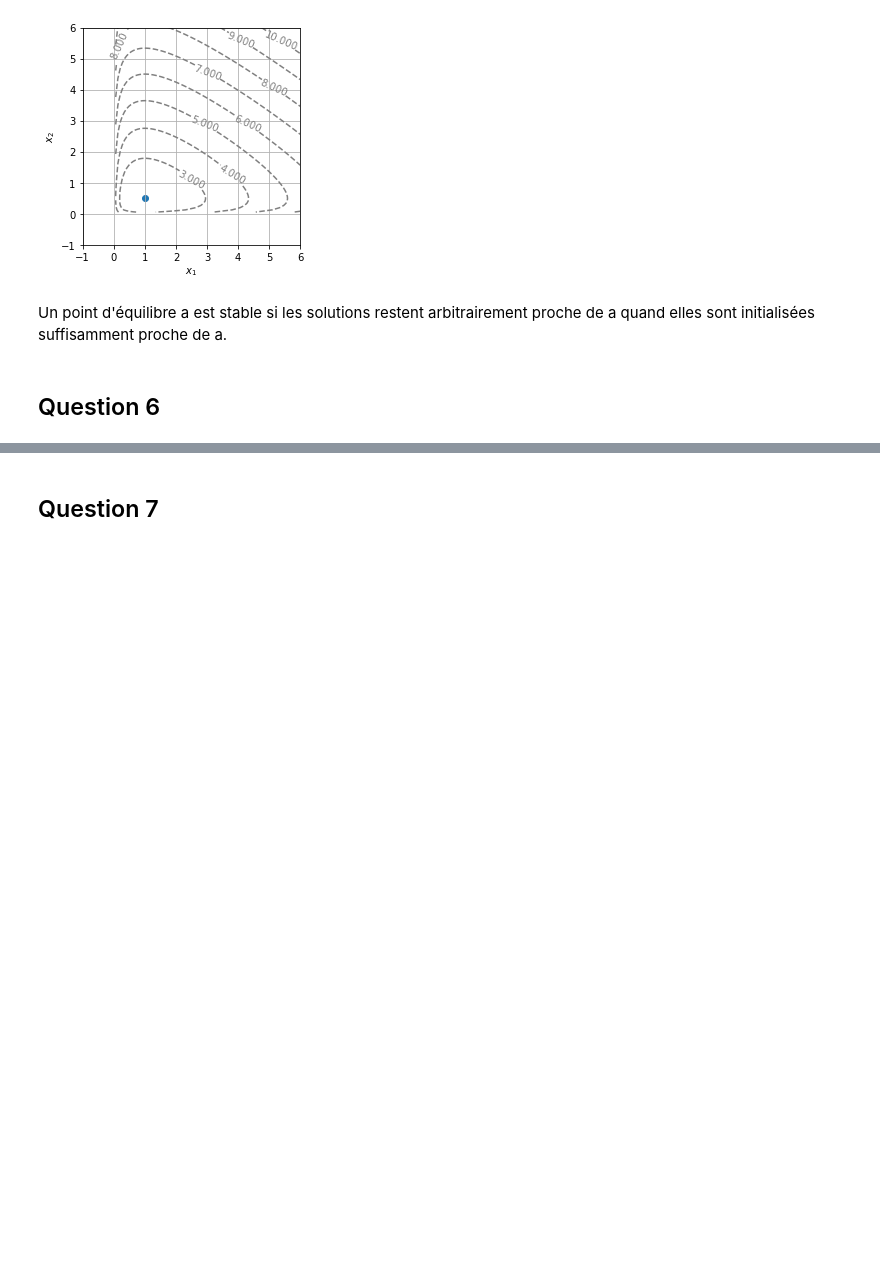
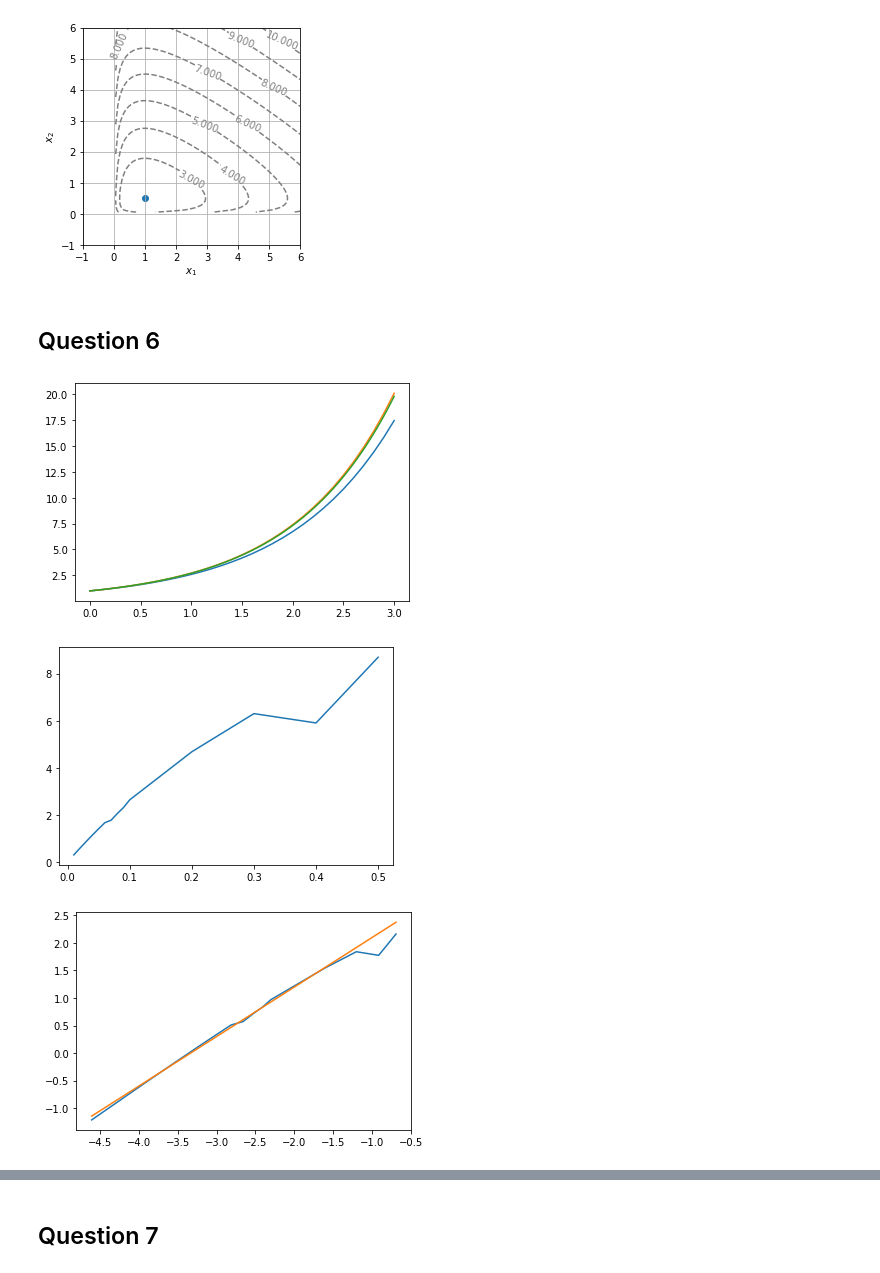
Before and after one commit to PaulineVehrle/Projet-numerique, a Jupyter notebook: Projet numérique 2.ipynb, the cells around one changed output, grey strips where cells are left out. Saved outputs shown, nothing was run; the diff lists cells and outputs as text; code cells hidden in the pictures; blank space fills up the shorter version.

```diff
--- a/Projet numérique 2.ipynb
+++ b/Projet numérique 2.ipynb
@@ -148,7 +117,5 @@ display_contour(
 )
 # %% [output]
 [figure]
-# %% [markdown]
-Un point d'équilibre a est stable si les solutions restent arbitrairement proche de a quand elles sont initialisées suffisamment proche de a.
 # %% [markdown]
 ## Question 6
@@ -154,0 +133,48 @@ Un point d'équilibre a est stable si les solutions restent arbitrairement proch
+# %%
+def f_OH(t, x):
+    return np.array([x[1], -x[0]])
+
+def f_test(t, x):
+    return x
+
+def err(X, X_true):
+    return max(np.abs(X-X_true))
+
+def f(t, X):
+    x1=X[0]
+    x2=X[1]
+    return np.array([x1*(alpha-beta*x2), -x2*(gamma-delta*x1)])
+
+def H(X):
+    x1=X[0]
+    x2=X[1]
+    return delta*x1-gamma*np.log(x1)+beta*x2-alpha*np.log(x2)
+
+H_ = np.vectorize(H)
+# %%
+t, x=solve_euler_explicit(f_test, np.array([1]), 0.1, 0, 3)
+plt.plot(t, x[0])
+plt.plot(t, np.exp(t))
+t, x=solve_euler_explicit(f_test, np.array([1]), 0.01, 0, 3)
+plt.plot(t, x[0])
+plt.show()
+
+dt_s = [0.5, 0.4, 0.3, 0.2, 0.1, 0.09, 0.08, 0.07, 0.06, 0.05, 0.04, 0.03, 0.02, 0.01]
+#plt.plot(dt_s, [err(solve_euler_explicit(f_test, np.array([1]), dt, 0, 3)[1][0],np.exp(solve_euler_explicit(f_test, np.array([1]), dt, 0, 3)[0])) for dt in dt_s])
+
+l=[]
+for dt in dt_s:
+    t, x=solve_euler_explicit(f_test, np.array([1]), dt, 0, 3)
+    l.append(err(x[0], np.exp(t)))
+plt.plot(dt_s, l)
+plt.axis = 'equal'
+plt.show()
+
+plt.plot(np.log(np.array(dt_s)), np.log(np.array(l)))
+plt.plot(np.log(np.array(dt_s)), 0.9*np.log(np.array(dt_s))+3)
+plt.axis = "equal"
+plt.show()
+# %% [output]
+[figure, added]
+[figure, added]
+[figure, added]
```
Also changed, not shown: parts of 21 cells of this notebook.
